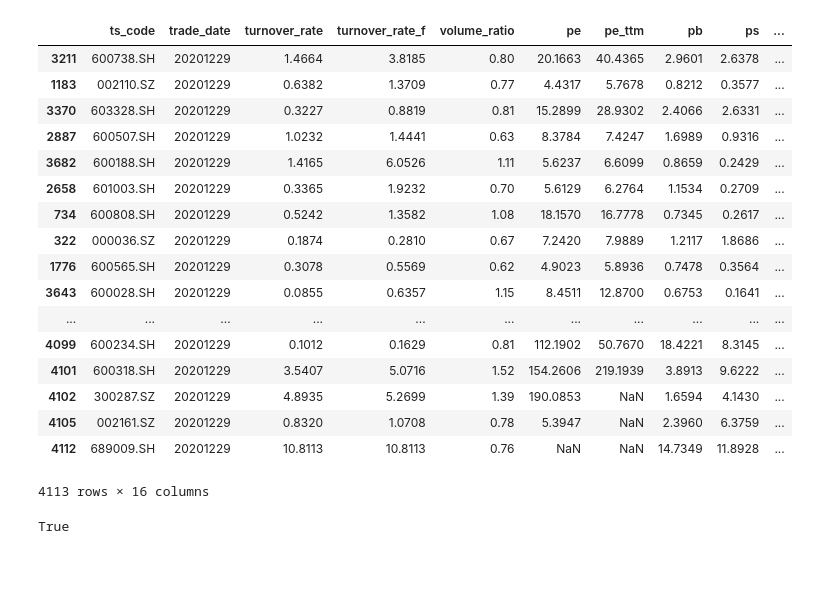
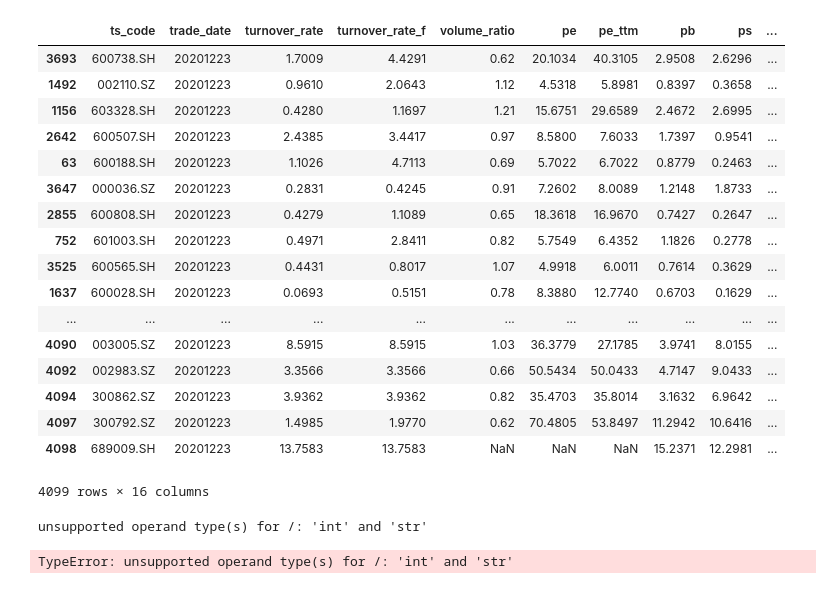
Before and after one commit to asanasdake/trade, a Jupyter notebook: test.ipynb, the cells around one changed output. Cells and saved outputs as stored; diff of their text form; code cells hidden in the pictures.

Commit message:
spider exception and logging

```diff
--- a/test.ipynb
+++ b/test.ipynb
@@ -1,35 +1,39 @@
 # %%
 from tushare.pro import data_pro as ts
 import pandas as pd
 
 
 
 pro = ts.pro_api()
 fields = 'ts_code,trade_date,turnover_rate,turnover_rate_f,volume_ratio,pe,pe_ttm,pb,ps,ps_ttm,dv_ratio,dv_ttm,total_share,float_share,total_mv,circ_mv'
-df = pro.daily_basic(trade_date = '20201229', fields = fields)
+df = pro.daily_basic(trade_date = '20201223', fields = fields)
 
 df.sort_values('dv_ratio', ascending=False)
 # %% [output]
 |  | ts_code | trade_date | turnover_rate | turnover_rate_f | volume_ratio | pe | pe_ttm | pb | ps | ... |
-| 3211 | 600738.SH | 20201229 | 1.4664 | 3.8185 | 0.80 | 20.1663 | 40.4365 | 2.9601 | 2.6378 | ... |
-| 1183 | 002110.SZ | 20201229 | 0.6382 | 1.3709 | 0.77 | 4.4317 | 5.7678 | 0.8212 | 0.3577 | ... |
-| 3370 | 603328.SH | 20201229 | 0.3227 | 0.8819 | 0.81 | 15.2899 | 28.9302 | 2.4066 | 2.6331 | ... |
-| 2887 | 600507.SH | 20201229 | 1.0232 | 1.4441 | 0.63 | 8.3784 | 7.4247 | 1.6989 | 0.9316 | ... |
-| 3682 | 600188.SH | 20201229 | 1.4165 | 6.0526 | 1.11 | 5.6237 | 6.6099 | 0.8659 | 0.2429 | ... |
-| 2658 | 601003.SH | 20201229 | 0.3365 | 1.9232 | 0.70 | 5.6129 | 6.2764 | 1.1534 | 0.2709 | ... |
-| 734 | 600808.SH | 20201229 | 0.5242 | 1.3582 | 1.08 | 18.1570 | 16.7778 | 0.7345 | 0.2617 | ... |
-| 322 | 000036.SZ | 20201229 | 0.1874 | 0.2810 | 0.67 | 7.2420 | 7.9889 | 1.2117 | 1.8686 | ... |
-| 1776 | 600565.SH | 20201229 | 0.3078 | 0.5569 | 0.62 | 4.9023 | 5.8936 | 0.7478 | 0.3564 | ... |
-| 3643 | 600028.SH | 20201229 | 0.0855 | 0.6357 | 1.15 | 8.4511 | 12.8700 | 0.6753 | 0.1641 | ... |
+| 3693 | 600738.SH | 20201223 | 1.7009 | 4.4291 | 0.62 | 20.1034 | 40.3105 | 2.9508 | 2.6296 | ... |
+| 1492 | 002110.SZ | 20201223 | 0.9610 | 2.0643 | 1.12 | 4.5318 | 5.8981 | 0.8397 | 0.3658 | ... |
+| 1156 | 603328.SH | 20201223 | 0.4280 | 1.1697 | 1.21 | 15.6751 | 29.6589 | 2.4672 | 2.6995 | ... |
+| 2642 | 600507.SH | 20201223 | 2.4385 | 3.4417 | 0.97 | 8.5800 | 7.6033 | 1.7397 | 0.9541 | ... |
+| 63 | 600188.SH | 20201223 | 1.1026 | 4.7113 | 0.69 | 5.7022 | 6.7022 | 0.8779 | 0.2463 | ... |
+| 3647 | 000036.SZ | 20201223 | 0.2831 | 0.4245 | 0.91 | 7.2602 | 8.0089 | 1.2148 | 1.8733 | ... |
+| 2855 | 600808.SH | 20201223 | 0.4279 | 1.1089 | 0.65 | 18.3618 | 16.9670 | 0.7427 | 0.2647 | ... |
+| 752 | 601003.SH | 20201223 | 0.4971 | 2.8411 | 0.82 | 5.7549 | 6.4352 | 1.1826 | 0.2778 | ... |
+| 3525 | 600565.SH | 20201223 | 0.4431 | 0.8017 | 1.07 | 4.9918 | 6.0011 | 0.7614 | 0.3629 | ... |
+| 1637 | 600028.SH | 20201223 | 0.0693 | 0.5151 | 0.78 | 8.3880 | 12.7740 | 0.6703 | 0.1629 | ... |
 | ... | ... | ... | ... | ... | ... | ... | ... | ... | ... | ... |
-| 4099 | 600234.SH | 20201229 | 0.1012 | 0.1629 | 0.81 | 112.1902 | 50.7670 | 18.4221 | 8.3145 | ... |
-| 4101 | 600318.SH | 20201229 | 3.5407 | 5.0716 | 1.52 | 154.2606 | 219.1939 | 3.8913 | 9.6222 | ... |
-| 4102 | 300287.SZ | 20201229 | 4.8935 | 5.2699 | 1.39 | 190.0853 | NaN | 1.6594 | 4.1430 | ... |
-| 4105 | 002161.SZ | 20201229 | 0.8320 | 1.0708 | 0.78 | 5.3947 | NaN | 2.3960 | 6.3759 | ... |
-| 4112 | 689009.SH | 20201229 | 10.8113 | 10.8113 | 0.76 | NaN | NaN | 14.7349 | 11.8928 | ... |
+| 4090 | 003005.SZ | 20201223 | 8.5915 | 8.5915 | 1.03 | 36.3779 | 27.1785 | 3.9741 | 8.0155 | ... |
+| 4092 | 002983.SZ | 20201223 | 3.3566 | 3.3566 | 0.66 | 50.5434 | 50.0433 | 4.7147 | 9.0433 | ... |
+| 4094 | 300862.SZ | 20201223 | 3.9362 | 3.9362 | 0.82 | 35.4703 | 35.8014 | 3.1632 | 6.9642 | ... |
+| 4097 | 300792.SZ | 20201223 | 1.4985 | 1.9770 | 0.62 | 70.4805 | 53.8497 | 11.2942 | 10.6416 | ... |
+| 4098 | 689009.SH | 20201223 | 13.7583 | 13.7583 | NaN | NaN | NaN | 15.2371 | 12.2981 | ... |
-4113 rows × 16 columns
+4099 rows × 16 columns
-# %%
-a = '1234'
-a.isdigit()
-# %% [output]
-True
+# %%
+try:
+    a = 1/a
+except Exception as e:
+    print(e)
+    raise(e)
+# %% [output]
+unsupported operand type(s) for /: 'int' and 'str'
+TypeError: unsupported operand type(s) for /: 'int' and 'str'
```
Also changed, not shown: 3 other files.
